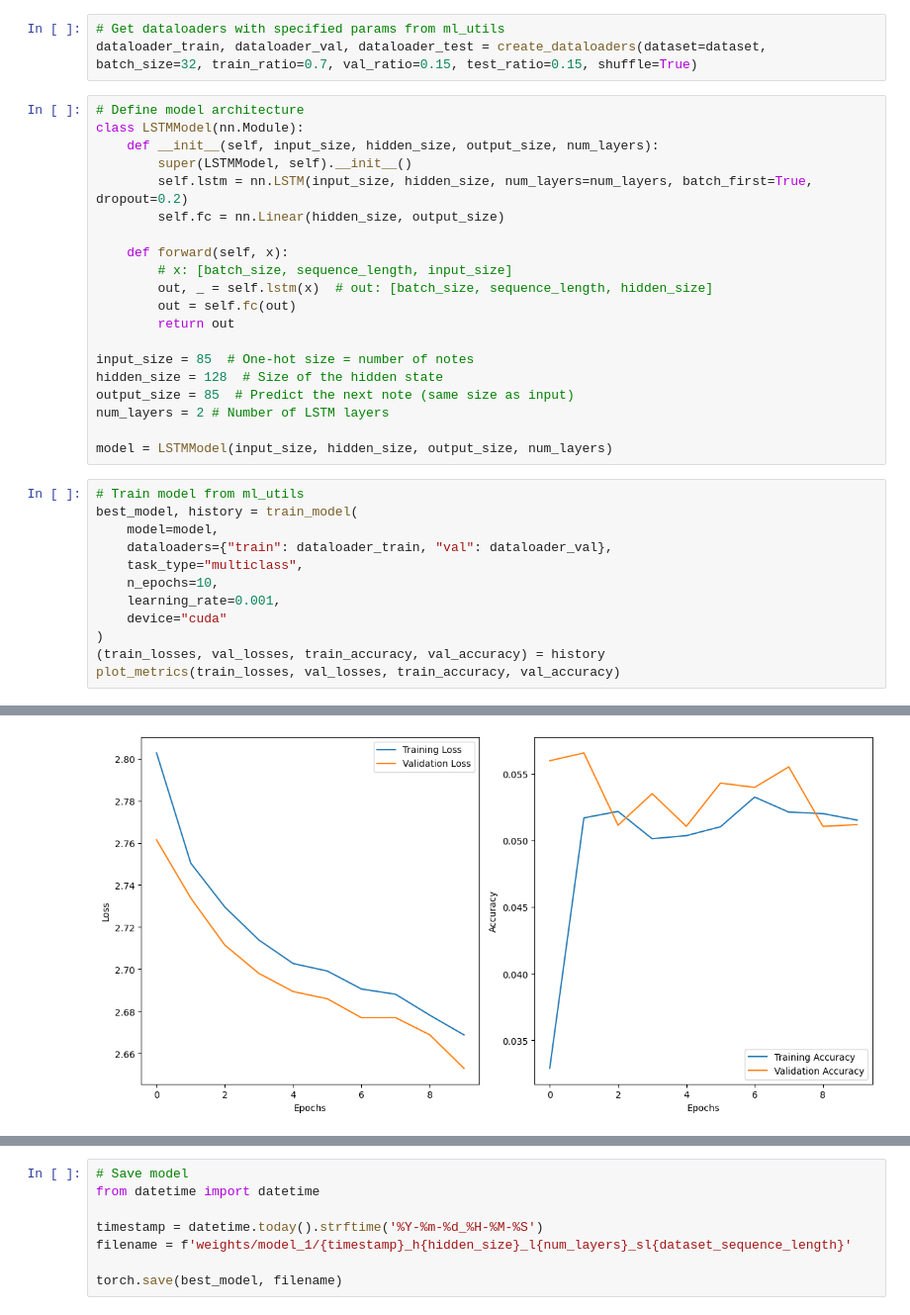
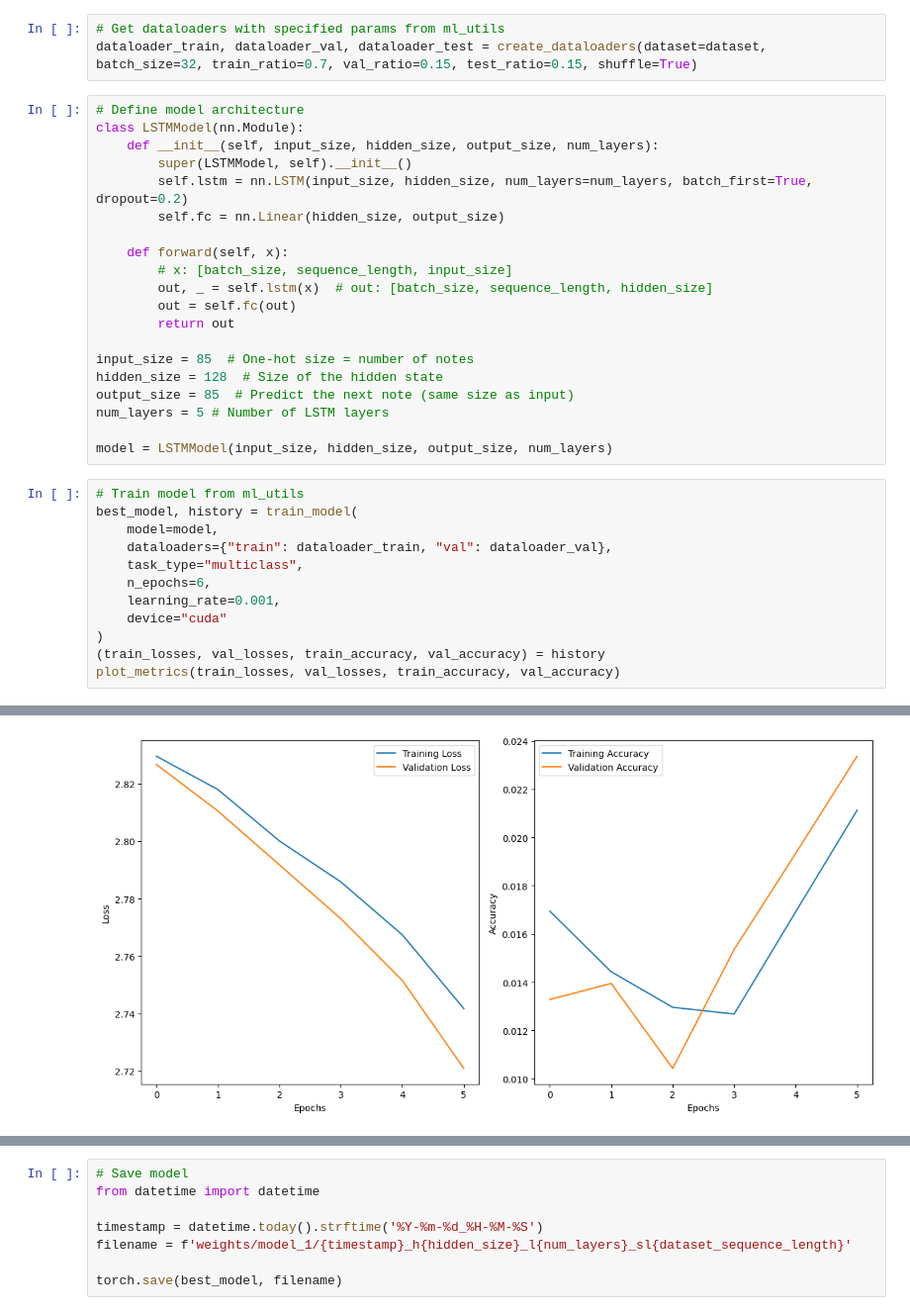
Before and after one commit to balintjanik/piano-midi-generation, a Jupyter notebook: model_1_train.ipynb, the cells around one changed output, grey strips where cells are left out. Shown: that part at 99% size. Drawn from its saved outputs; the diff is of its cells as text.

```diff
--- a/model_1_train.ipynb
+++ b/model_1_train.ipynb
@@ -63,7 +63,7 @@ class LSTMModel(nn.Module):
 input_size = 85  # One-hot size = number of notes
 hidden_size = 128  # Size of the hidden state
 output_size = 85  # Predict the next note (same size as input)
-num_layers = 2 # Number of LSTM layers
+num_layers = 5 # Number of LSTM layers
 
 model = LSTMModel(input_size, hidden_size, output_size, num_layers)
 # %%
@@ -72,7 +72,7 @@ best_model, history = train_model(
     model=model,
     dataloaders={"train": dataloader_train, "val": dataloader_val},
     task_type="multiclass",
-    n_epochs=10,
+    n_epochs=6,
     learning_rate=0.001,
     device="cuda"
 )
@@ -98,5 +98,5 @@ Epoch 9: Train Loss=2.6688, Val Loss=2.6529, Train Acc=0.0515, Val Acc=0.0512
     Early stopping: Best model updated.
-[figure, old version]
+[figure, new version]
 # %%
 # Test model from ml_utils
 test_model(best_model, dataloader_test, nn.CrossEntropyLoss(), task_type="multiclass", device="cuda")
```
Also changed, not shown: parts of 2 cells of this notebook, 5 other files.
